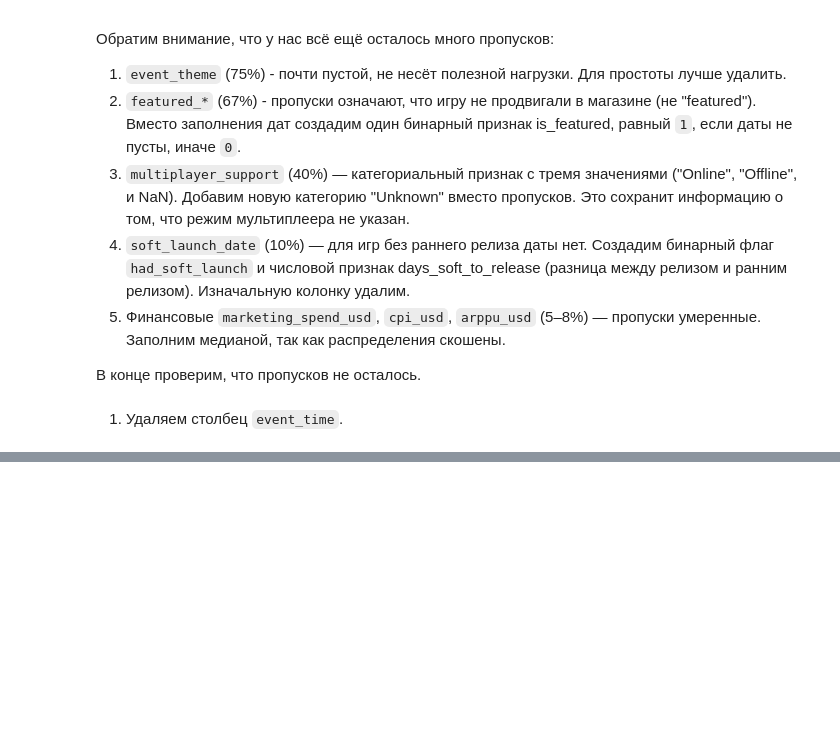
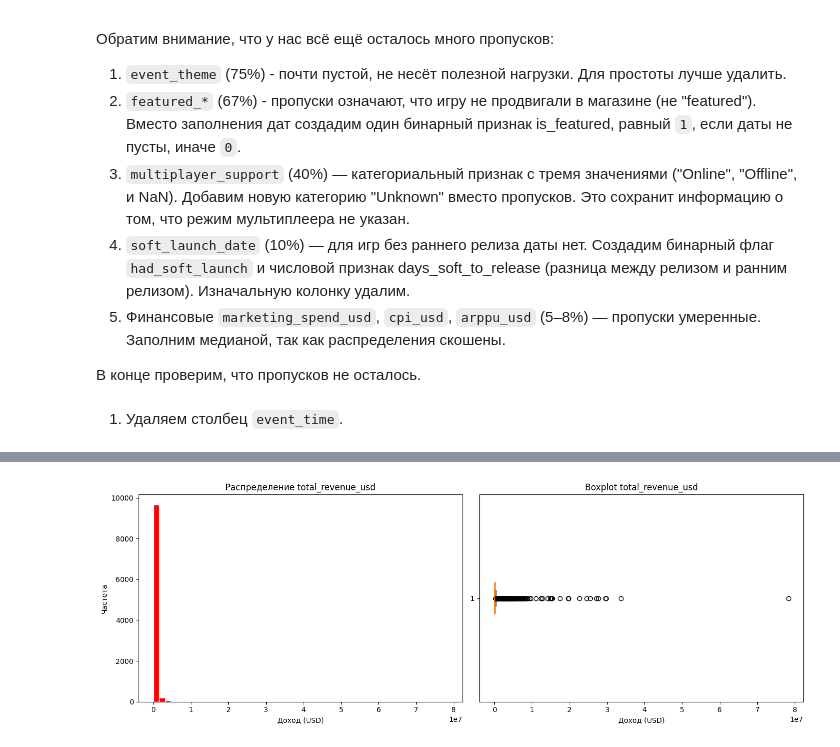
Before and after one commit to hsemlcourse/hseml-group-project-fedyanewlife, a Jupyter notebook: notebooks/01_eda.ipynb, the cells around one changed output, grey strips where cells are left out. Drawn from its saved outputs; the diff is of its cells as text; code cells hidden in the pictures; blank space fills up the shorter version.

```diff
--- a/notebooks/01_eda.ipynb
+++ b/notebooks/01_eda.ipynb
@@ -272,0 +284,2 @@ df = df.drop(columns=['event_theme'])
+# %%
+df['multiplayer_support'] = df['multiplayer_support'].cat.add_categories('Unknown').fillna('Unknown')
@@ -272,0 +288,5 @@ df = df.drop(columns=['event_theme'])
+# %%
+df['had_soft_launch'] = (~df['soft_launch_date'].isna()).astype(bool)
+df['days_soft_to_release'] = (
+    (df['release_date'] - df['soft_launch_date']).dt.days
+).fillna(0).astype(int)
@@ -272,0 +295,2 @@ df = df.drop(columns=['event_theme'])
+# %%
+df = df.drop(columns=['soft_launch_date'])
@@ -272,0 +299,4 @@ df = df.drop(columns=['event_theme'])
+# %%
+for col in ['marketing_spend_usd', 'cpi_usd', 'arppu_usd']:
+    median_val = df[col].median()
+    df[col] = df[col].fillna(median_val)
@@ -272,0 +331,19 @@ df = df.drop(columns=['event_theme'])
+# %%
+fig, axes = plt.subplots(1, 2, figsize=(14, 5))
+
+# Гистограмма
+axes[0].hist(df['total_revenue_usd'], bins=50, color='red', edgecolor='white')
+axes[0].set_title('Распределение total_revenue_usd')
+axes[0].set_xlabel('Доход (USD)')
+axes[0].set_ylabel('Частота')
+
+# Boxplot
+axes[1].boxplot(df['total_revenue_usd'], vert=False, patch_artist=True,
+                boxprops=dict(facecolor='red'))
+axes[1].set_title('Boxplot total_revenue_usd')
+axes[1].set_xlabel('Доход (USD)')
+
+plt.tight_layout()
+plt.show()
+# %% [output]
+[figure, added]
```
Also changed, not shown: parts of 65 cells of this notebook, 2 other files.
